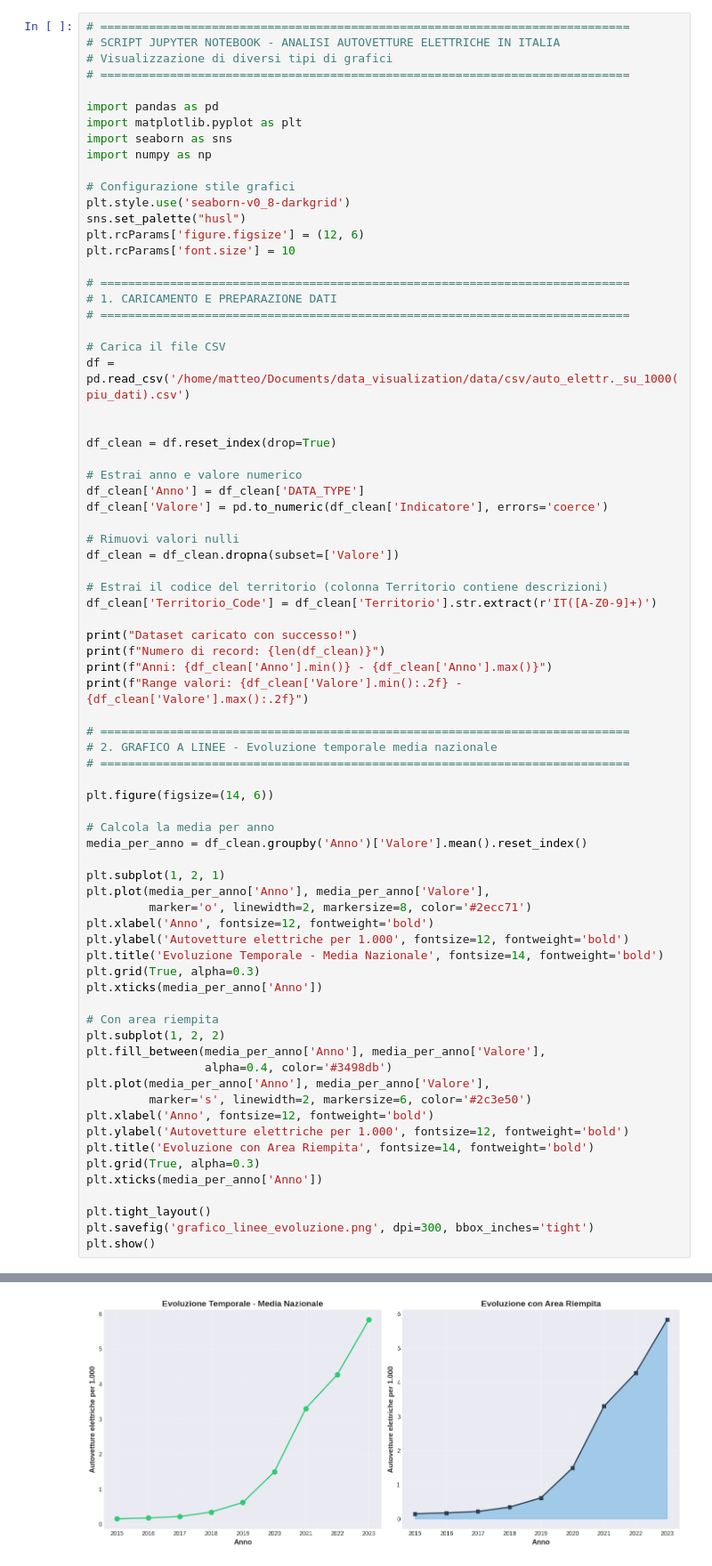
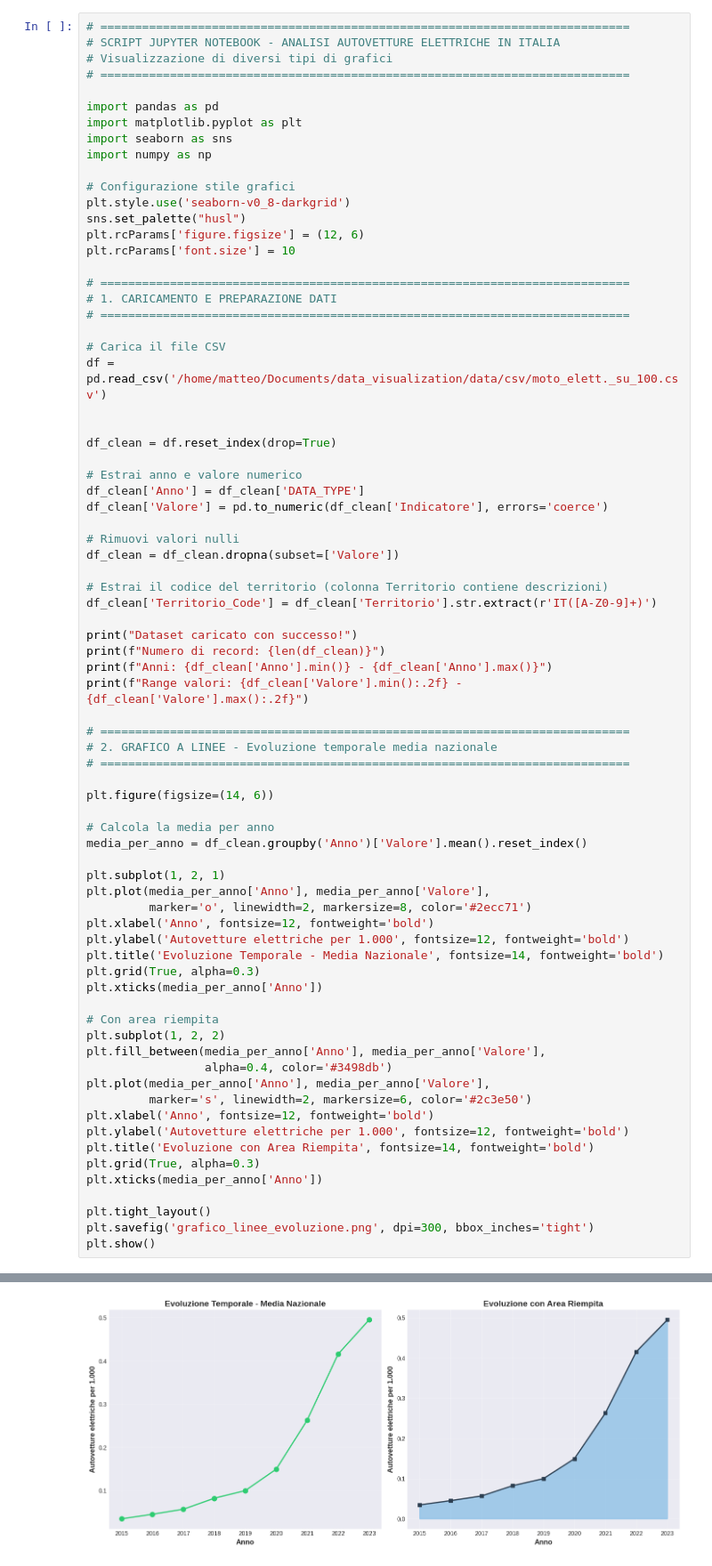
Before and after one commit to MarcoB27/data_visualization, a Jupyter notebook: script/grafici.ipynb, the cells around one changed output, grey strips where cells are left out. Shown: that part at 89% size. Cells and saved outputs as stored; diff of their text form.

```diff
--- a/script/grafici.ipynb
+++ b/script/grafici.ipynb
@@ -20,7 +20,7 @@ plt.rcParams['font.size'] = 10
 # ============================================================================
 
 # Carica il file CSV
-df = pd.read_csv('/home/matteo/Documents/data_visualization/data/csv/auto_elettr._su_1000(piu_dati).csv')
+df = pd.read_csv('/home/matteo/Documents/data_visualization/data/csv/moto_elett._su_100.csv')
 
 
 df_clean = df.reset_index(drop=True)
@@ -81,4 +81,4 @@ Range valori: 0.00 - 14.90
-[figure, old version]
+[figure, new version]
 # %%
 # ============================================================================
 # 3. GRAFICO A BARRE - Confronto tra anni
```
Also changed, not shown: parts of 8 cells of this notebook, 13 other files.
